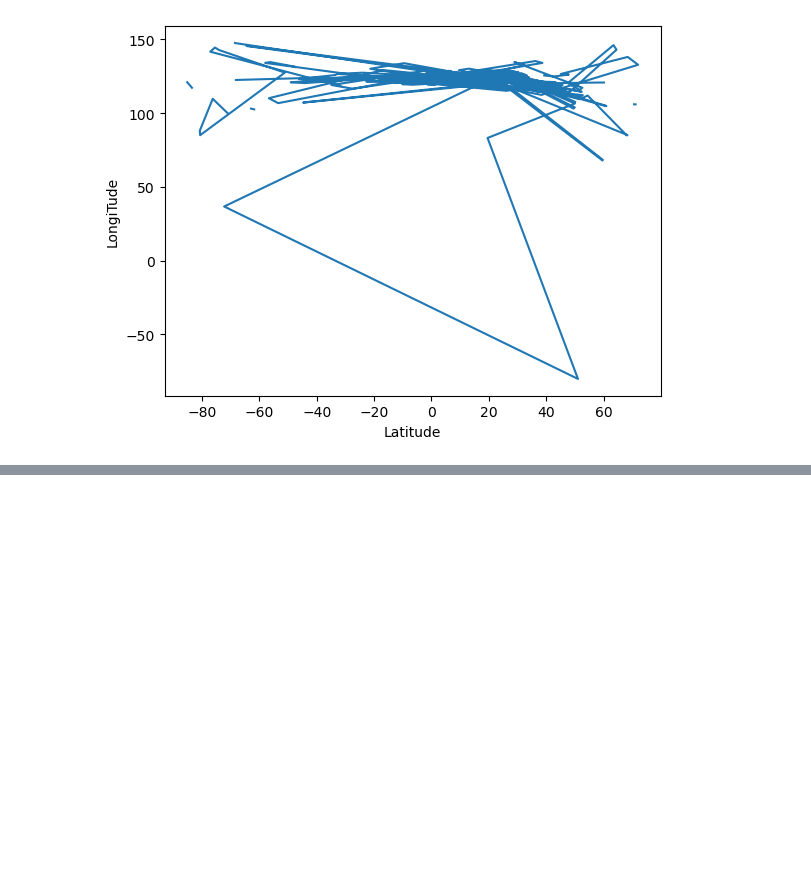
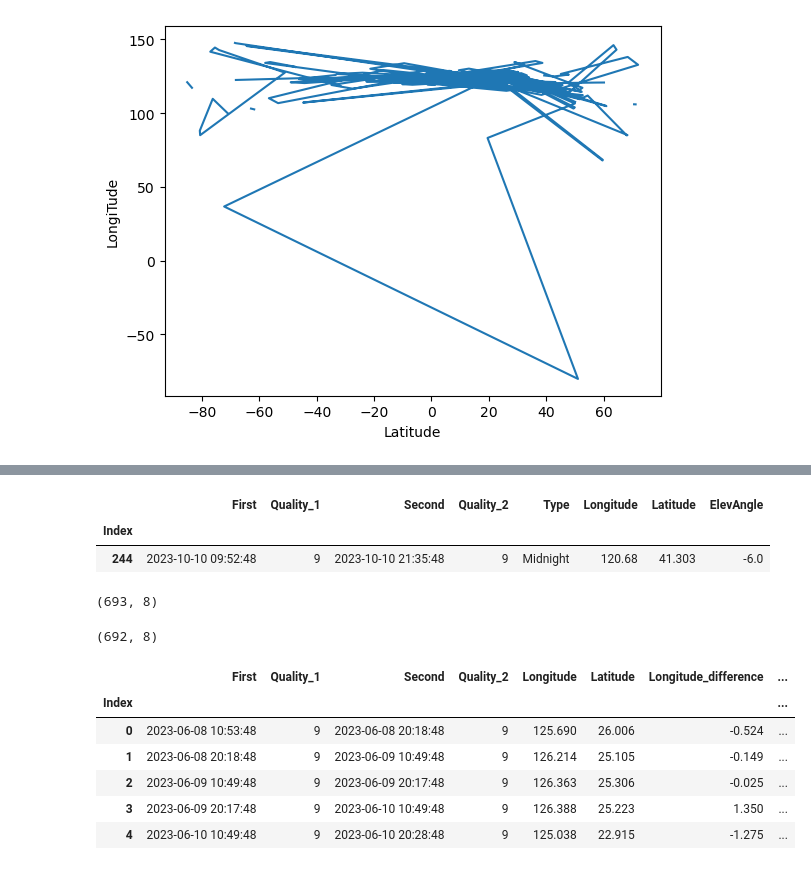
Before and after one commit to brotherjoo/Swallow-Data-Analysis, a Jupyter notebook: model.ipynb, the cells around one changed output, grey strips where cells are left out. Cells and saved outputs as stored; diff of their text form; code cells hidden in the pictures; blank space fills up the shorter version.

```diff
--- a/model.ipynb
+++ b/model.ipynb
@@ -87,0 +117,23 @@ plt.show()
+# %%
+swallow_o_1[204:205]
+# %% [output]
+|  | First | Quality_1 | Second | Quality_2 | Type | Longitude | Latitude | ElevAngle |
+| Index |  |  |  |  |  |  |  |  |
+| 244 | 2023-10-10 09:52:48 | 9 | 2023-10-10 21:35:48 | 9 | Midnight | 120.68 | 41.303 | -6.0 |
+# %%
+## 주의! nan값 제거하고 나면 문제 발생 가능함
+
+swallow_o_1.dropna(inplace=True)
+swallow_o_2.dropna(inplace=True)
+# %%
+swallow_o_1.shape
+# %% [output]
+(693, 8)
+# %%
+swallow_o_2.shape
+# %% [output]
+(692, 8)
+# %%
+swallow_o_1_c = swallow_o_1.drop(index=0, axis=0)
+swallow_o_1.drop(index=692, inplace=True)
+swallow_o_1_c.reset_index(inplace=True)
@@ -87,0 +144,2 @@ plt.show()
+# %%
+swallow_o_1.drop(columns=['ElevAngle', 'Type'], inplace=True)
@@ -87,0 +148,12 @@ plt.show()
+# %%
+swallow_o_1['Longitude_difference'] = swallow_o_1['Longitude'] - swallow_o_1_c['Longitude']
+swallow_o_1['Latitude_difference'] = swallow_o_1['Latitude'] - swallow_o_1_c['Latitude']
+swallow_o_1.head()
+# %% [output]
+|  | First | Quality_1 | Second | Quality_2 | Longitude | Latitude | Longitude_difference | ... |
+| Index |  |  |  |  |  |  |  | ... |
+| 0 | 2023-06-08 10:53:48 | 9 | 2023-06-08 20:18:48 | 9 | 125.690 | 26.006 | -0.524 | ... |
+| 1 | 2023-06-08 20:18:48 | 9 | 2023-06-09 10:49:48 | 9 | 126.214 | 25.105 | -0.149 | ... |
+| 2 | 2023-06-09 10:49:48 | 9 | 2023-06-09 20:17:48 | 9 | 126.363 | 25.306 | -0.025 | ... |
+| 3 | 2023-06-09 20:17:48 | 9 | 2023-06-10 10:49:48 | 9 | 126.388 | 25.223 | 1.350 | ... |
+| 4 | 2023-06-10 10:49:48 | 9 | 2023-06-10 20:28:48 | 9 | 125.038 | 22.915 | -1.275 | ... |
```
Also changed, not shown: parts of 14 cells of this notebook, 1 other file.
